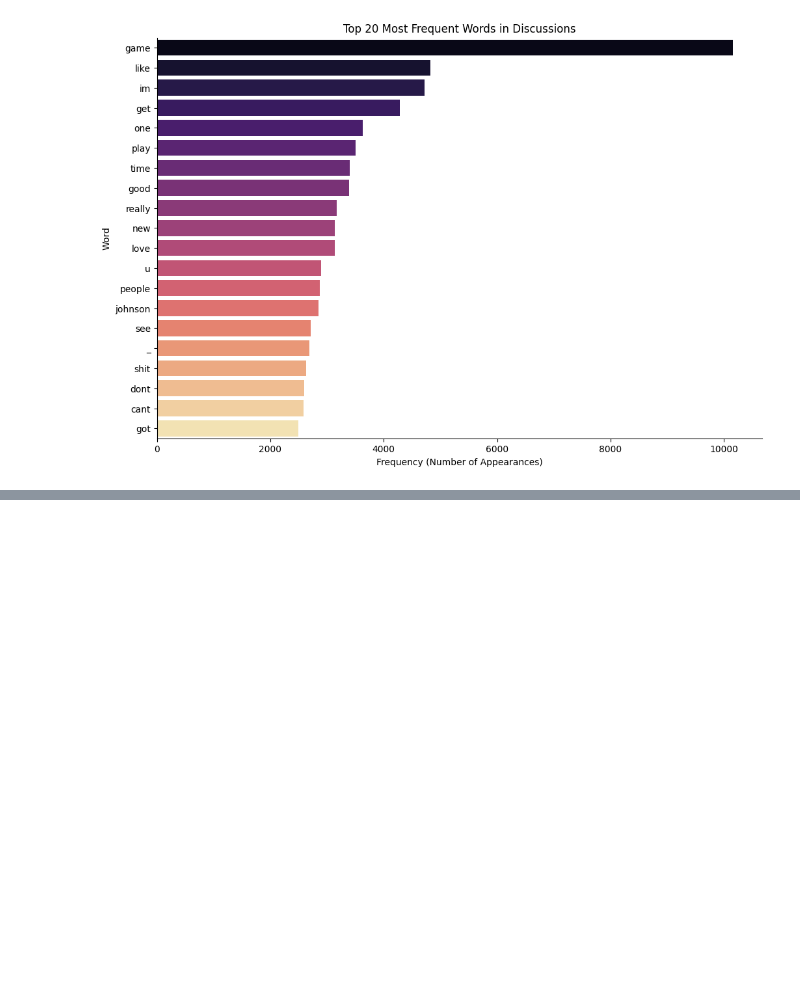
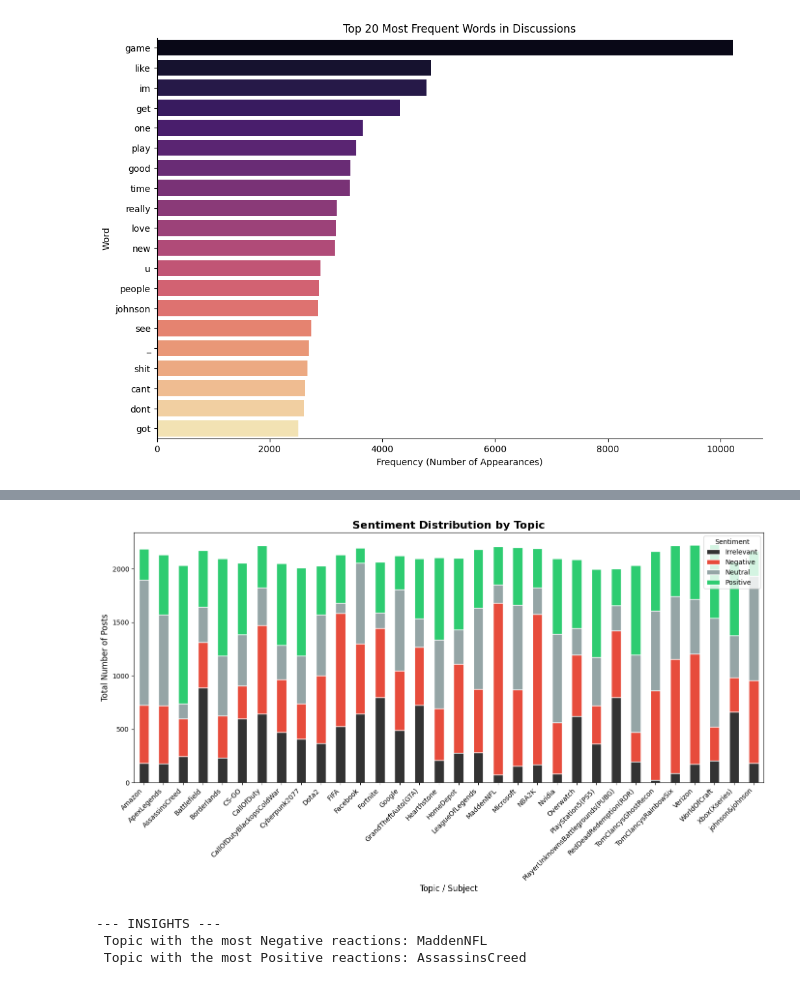
Before and after one commit to RealHaroon/PRODIGY_DS_04, a Jupyter notebook: notebook/Twitter Sentiment Analysis.ipynb, the cells around one changed output, grey strips where cells are left out. Cells and saved outputs as stored; diff of their text form; code cells hidden in the pictures; blank space fills up the shorter version.

```diff
--- a/notebook/Twitter Sentiment Analysis.ipynb
+++ b/notebook/Twitter Sentiment Analysis.ipynb
@@ -313,0 +346,32 @@ Passing `palette` without assigning `hue` is deprecated and will be removed in v
+# %%
+topic_sentiment = df.groupby(['topic', 'sentiment']).size().unstack(fill_value=0)
+colors = {'Positive': '#2ecc71', 'Neutral': '#95a5a6', 'Negative': '#e74c3c'}
+plot_colors = [colors.get(col, '#333333') for col in topic_sentiment.columns]
+topic_sentiment.plot(
+    kind='bar',
+    stacked=True,
+    figsize=(14, 8),
+    color=plot_colors,
+    edgecolor='white'
+)
+plt.title('Sentiment Distribution by Topic', fontsize=16, weight='bold')
+plt.xlabel('Topic / Subject', fontsize=12)
+plt.ylabel('Total Number of Posts', fontsize=12)
+plt.xticks(rotation=45, ha='right')
+plt.legend(title='Sentiment', loc='upper right')
+plt.tight_layout()
+plt.show()
+
+print("--- INSIGHTS ---")
+if 'Negative' in topic_sentiment.columns:
+    most_negative = topic_sentiment['Negative'].idxmax()
+    print(f" Topic with the most Negative reactions: {most_negative}")
+
+if 'Positive' in topic_sentiment.columns:
+    most_positive = topic_sentiment['Positive'].idxmax()
+    print(f" Topic with the most Positive reactions: {most_positive}")
+# %% [output]
+[figure, added]
+--- INSIGHTS ---
+ Topic with the most Negative reactions: MaddenNFL
+ Topic with the most Positive reactions: AssassinsCreed
```
Also changed, not shown: parts of 10 cells of this notebook, 1 other file.
